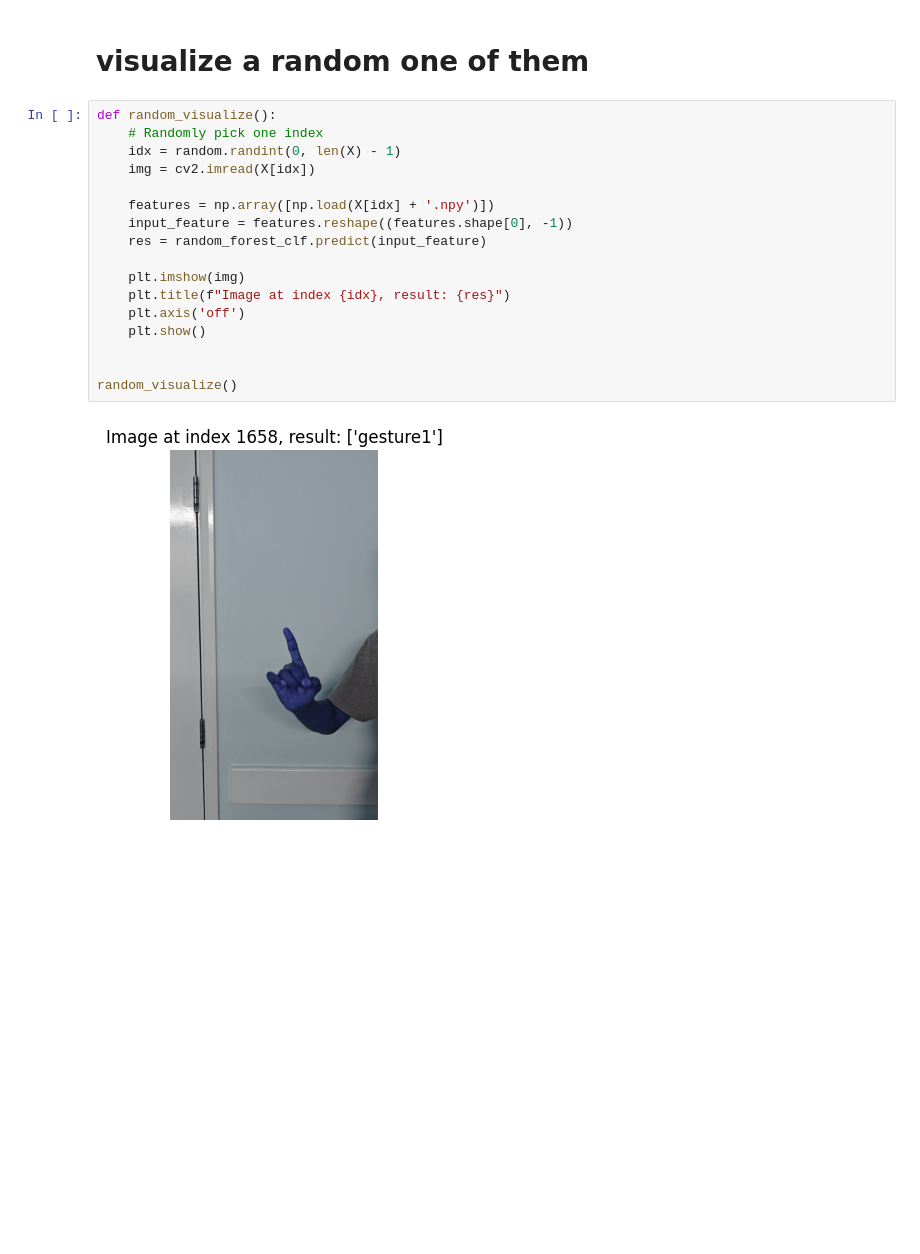
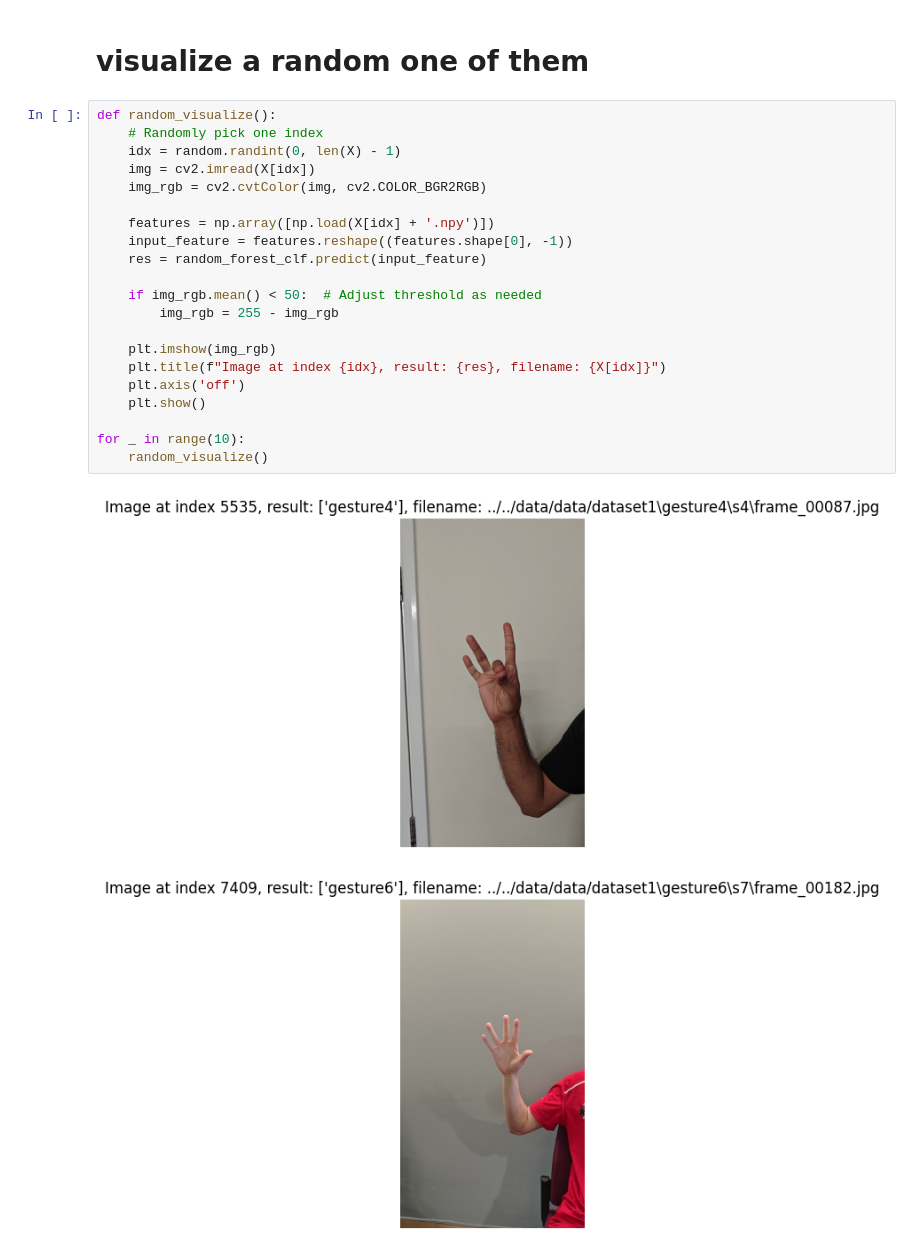
Before and after one commit to AidanZhong/HandGestureRecog, a Jupyter notebook: scripts/classifier/classifier_training.ipynb, the cells around one changed output. Cells and saved outputs as stored; diff of their text form; blank space fills up the shorter version.

```diff
--- a/scripts/classifier/classifier_training.ipynb
+++ b/scripts/classifier/classifier_training.ipynb
@@ -126,19 +126,24 @@ Classification report for classifier %s:
 # %%
 def random_visualize():
     # Randomly pick one index
     idx = random.randint(0, len(X) - 1)
     img = cv2.imread(X[idx])
+    img_rgb = cv2.cvtColor(img, cv2.COLOR_BGR2RGB)
 
     features = np.array([np.load(X[idx] + '.npy')])
     input_feature = features.reshape((features.shape[0], -1))
     res = random_forest_clf.predict(input_feature)
 
-    plt.imshow(img)
-    plt.title(f"Image at index {idx}, result: {res}")
+    if img_rgb.mean() < 50:  # Adjust threshold as needed
+        img_rgb = 255 - img_rgb
+
+    plt.imshow(img_rgb)
+    plt.title(f"Image at index {idx}, result: {res}, filename: {X[idx]}")
     plt.axis('off')
     plt.show()
 
-
-random_visualize()
+for _ in range(10):
+    random_visualize()
 # %% [output]
-[figure, old version]
+[figure, new version]
+[figure, added]
```
Also changed, not shown: parts of 1 cell of this notebook.
